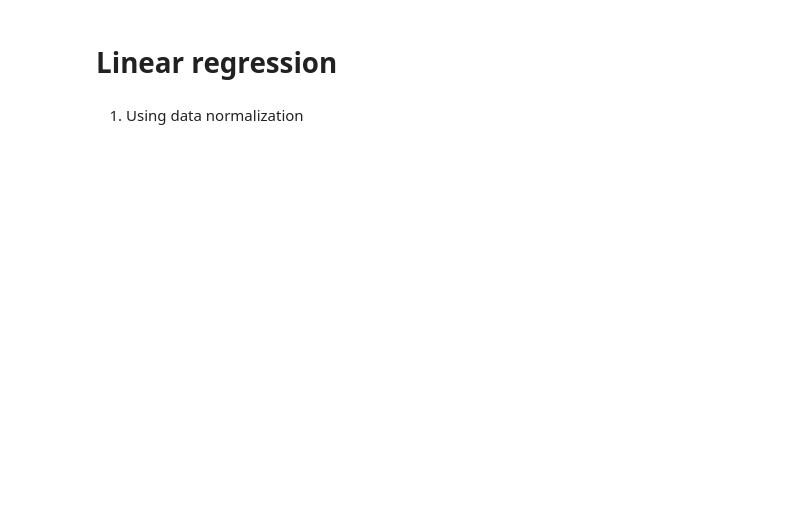
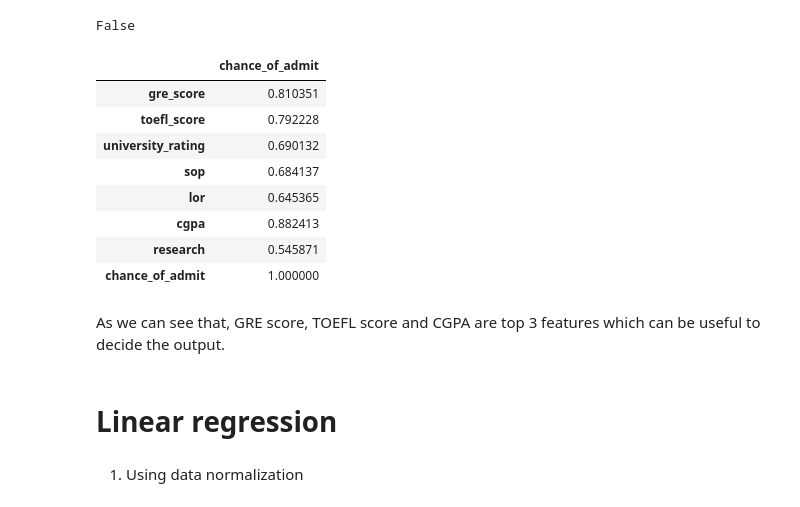
Before and after one commit to rahulvs94/graduate-admission-dataset, a Jupyter notebook: graduate_school_admission_prediction.ipynb, the cells around one changed output. Drawn from its saved outputs; the diff is of its cells as text; code cells hidden in the pictures; blank space fills up the shorter version.

```diff
--- a/graduate_school_admission_prediction.ipynb
+++ b/graduate_school_admission_prediction.ipynb
@@ -32 +53,21 @@ plt.show();
+# %%
+# checking for any NaN value in dataset
+df.isnull().values.any()
+# %% [output]
+False
+# %%
+# finding the significant features for predicting chances of admit
+pd.DataFrame(df.corr()['chance_of_admit'])
+# %% [output]
+|  | chance_of_admit |
+| gre_score | 0.810351 |
+| toefl_score | 0.792228 |
+| university_rating | 0.690132 |
+| sop | 0.684137 |
+| lor | 0.645365 |
+| cgpa | 0.882413 |
+| research | 0.545871 |
+| chance_of_admit | 1.000000 |
+# %% [markdown]
+As we can see that, GRE score, TOEFL score and CGPA are top 3 features which can be useful to decide the output.
 # %%
```
Also changed, not shown: parts of 29 cells of this notebook, 1 other file.
